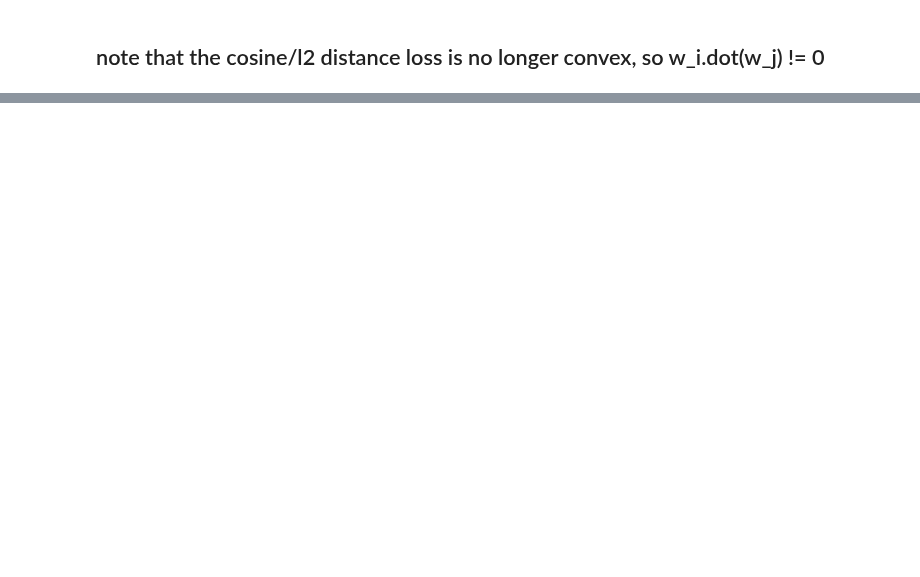
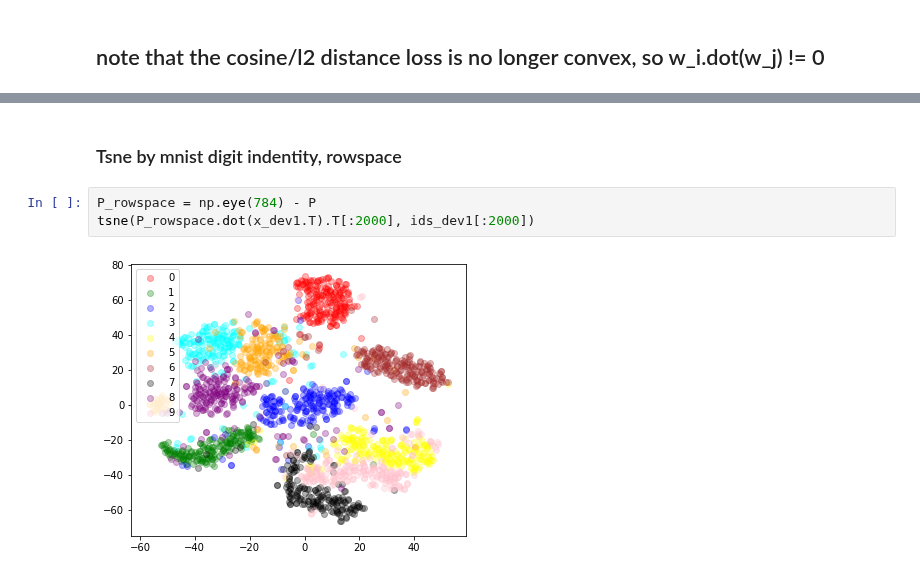
Before and after one commit to shauli-ravfogel/nullspace_projection, a Jupyter notebook: src/inlp-oop/usage_example.ipynb, the cells around one changed output, grey strips where cells are left out. Saved outputs shown, nothing was run; the diff lists cells and outputs as text; blank space fills up the shorter version.

```diff
--- a/src/inlp-oop/usage_example.ipynb
+++ b/src/inlp-oop/usage_example.ipynb
@@ -90,0 +244,7 @@ print( np.linalg.norm( Ws[-1][:32, :].dot(P.dot(x_train1[0]))) ) # note that the
+# %% [markdown]
+### Tsne by mnist digit indentity, rowspace
+# %%
+P_rowspace = np.eye(784) - P
+tsne(P_rowspace.dot(x_dev1.T).T[:2000], ids_dev1[:2000])
+# %% [output]
+[figure, added]
```
Also changed, not shown: parts of 22 cells of this notebook, 4 other files.
